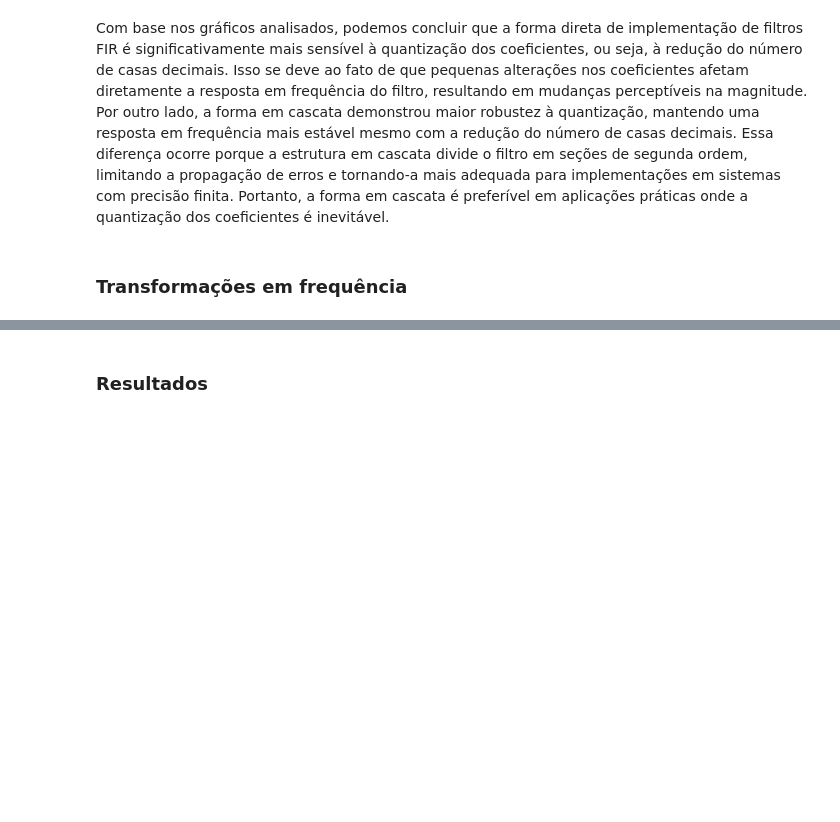
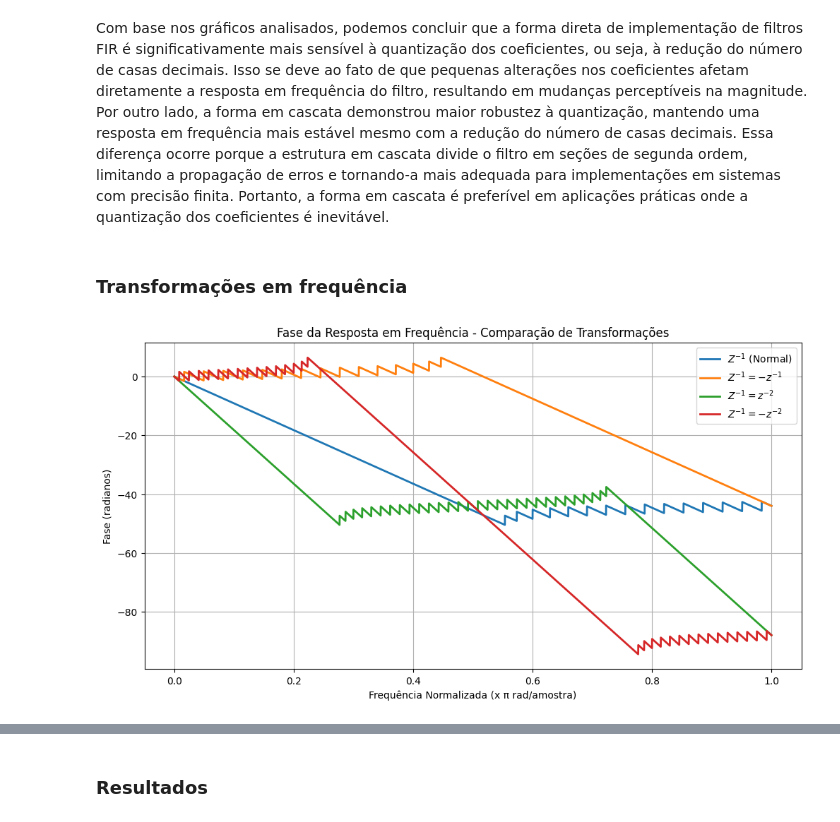
Before and after one commit to JoseRaimundo27/FiltroFIR, a Jupyter notebook: filtro.ipynb, the cells around one changed output, grey strips where cells are left out. Drawn from its saved outputs; the diff is of its cells as text; code cells hidden in the pictures; blank space fills up the shorter version.

```diff
--- a/filtro.ipynb
+++ b/filtro.ipynb
@@ -218,4 +218,65 @@ plt.show()
 Com base nos gráficos analisados, podemos concluir que a forma direta de implementação de filtros FIR é significativamente mais sensível à quantização dos coeficientes, ou seja, à redução do número de casas decimais. Isso se deve ao fato de que pequenas alterações nos coeficientes afetam diretamente a resposta em frequência do filtro, resultando em mudanças perceptíveis na magnitude. Por outro lado, a forma em cascata demonstrou maior robustez à quantização, mantendo uma resposta em frequência mais estável mesmo com a redução do número de casas decimais. Essa diferença ocorre porque a estrutura em cascata divide o filtro em seções de segunda ordem, limitando a propagação de erros e tornando-a mais adequada para implementações em sistemas com precisão finita. Portanto, a forma em cascata é preferível em aplicações práticas onde a quantização dos coeficientes é inevitável.
 # %% [markdown]
 ### Transformações em frequência
+# %%
+# Reimportar as bibliotecas após o reset do estado
+import numpy as np
+import scipy.signal as signal
+import matplotlib.pyplot as plt
+
+# Parâmetros do filtro
+atenuacao_desejada = 50  # dB
+frequencia_corte = np.pi / 2  # ωc = π/2
+largura_transicao = 0.1 * np.pi  # Δω < 0,1π
+
+# Cálculo do parâmetro β
+beta = 0.5842 * (atenuacao_desejada - 21) ** 0.4 + 0.07886 * (atenuacao_desejada - 21)
+
+# Cálculo da ordem M do filtro (num_taps)
+M = int(np.ceil((atenuacao_desejada - 8) / (2.285 * largura_transicao)))
+
+# Projeta o filtro FIR
+h_fir = signal.firwin(M, frequencia_corte/np.pi, window=('kaiser', beta), scale=False)
+
+# Função para aplicar as transformações no filtro FIR
+def transformar_filtro1(h_fir, transformacao):
+    if transformacao == 1:
+        # Z^{-1} = -z^{-1}
+        return h_fir * (-1) ** np.arange(len(h_fir))
+    elif transformacao == 2:
+        # Z^{-1} = z^{-2}
+        novos_h_fir = np.zeros(2 * len(h_fir) - 1)
+        novos_h_fir[::2] = h_fir
+        return novos_h_fir
+    elif transformacao == 3:
+        # Z^{-1} = -z^{-2}
+        novos_h_fir = np.zeros(2 * len(h_fir) - 1)
+        novos_h_fir[::2] = h_fir * (-1) ** np.arange(len(h_fir))
+        return novos_h_fir
+
+# Definir as transformações aplicadas ao filtro
+transformacoes = [
+    (r'$Z^{-1}$ (Normal)', h_fir),
+    (r'$Z^{-1} = -z^{-1}$', transformar_filtro1(h_fir, 1)),
+    (r'$Z^{-1} = z^{-2}$', transformar_filtro1(h_fir, 2)),
+    (r'$Z^{-1} = -z^{-2}$', transformar_filtro1(h_fir, 3))
+]
+
+# Criar o gráfico com todas as fases das transformações
+plt.figure(figsize=(12, 6))
+
+for nome, h_transf in transformacoes:
+    w_transf, resposta_transformada = signal.freqz(h_transf, worN=8000)
+    fase_resposta = np.unwrap(np.angle(resposta_transformada))  # Corrigir descontinuidades
+    plt.plot(w_transf / np.pi, fase_resposta, label=nome, linewidth=2)
+
+# Configuração do gráfico
+plt.title('Fase da Resposta em Frequência - Comparação de Transformações')
+plt.xlabel('Frequência Normalizada (x π rad/amostra)')
+plt.ylabel('Fase (radianos)')
+plt.grid(True)
+plt.legend()
+plt.show()
+# %% [output]
+[figure, added]
 # %%
```
Also changed, not shown: parts of 3 cells of this notebook.
